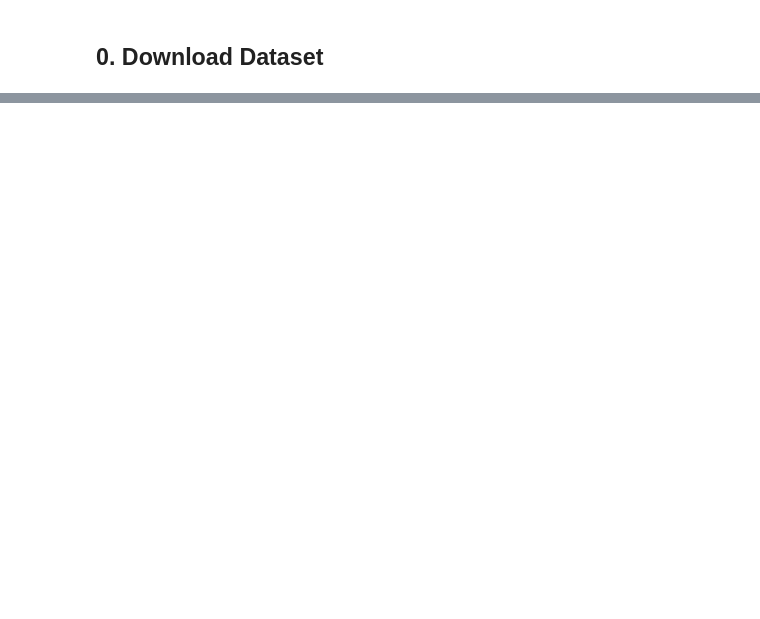
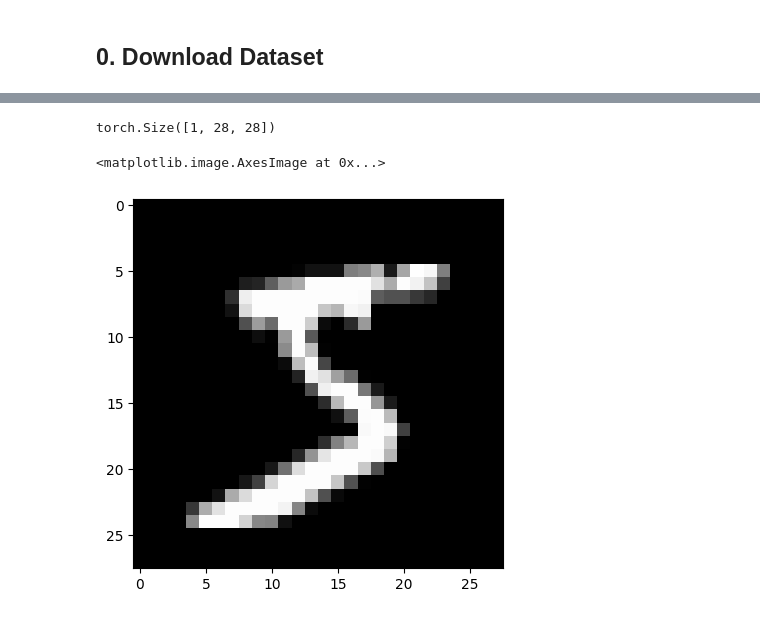
Before and after one commit to jdasam/mas1004, a Jupyter notebook: live_coding/7_cnn.ipynb, the cells around one changed output, grey strips where cells are left out. Drawn from its saved outputs; the diff is of its cells as text; code cells hidden in the pictures; blank space fills up the shorter version.

```diff
--- a/live_coding/7_cnn.ipynb
+++ b/live_coding/7_cnn.ipynb
@@ -29,0 +58,8 @@ test_data = dsets.MNIST(root = './data', train = False,
+# %%
+img, label = train_data[0]
+print(img.shape)
+plt.imshow(img.permute(1,2,0)) # img is in C x H x W -> so i converted to H x W x C
+# %% [output]
+torch.Size([1, 28, 28])
+<matplotlib.image.AxesImage at 0x...>
+[figure, added]
```
Also changed, not shown: parts of 6 cells of this notebook.
